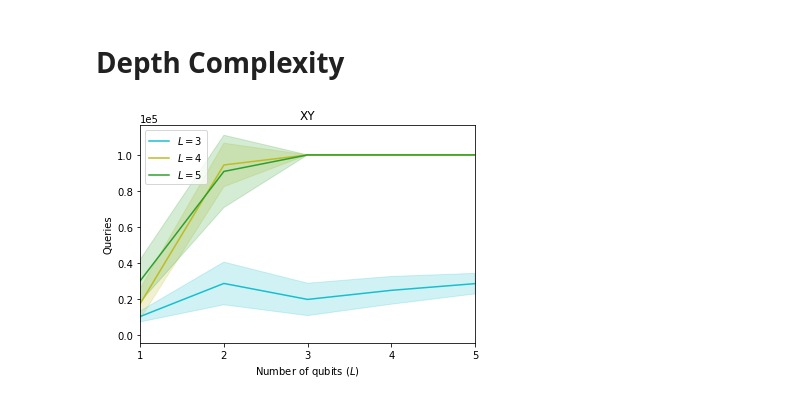
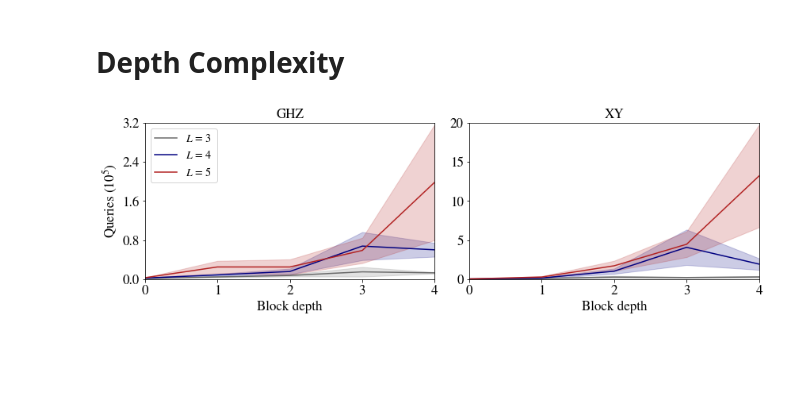
Before and after one commit to jz-lu/symmetry-learning, a Jupyter notebook: Analyzers/DS.ipynb, the cells around one changed output. Drawn from its saved outputs; the diff is of its cells as text; code cells hidden in the pictures; blank space fills up the shorter version.

```diff
--- a/Analyzers/DS.ipynb
+++ b/Analyzers/DS.ipynb
@@ -13,30 +13,42 @@ shuffle(COLORS)
+# %%
+COLORS = ['dimgrey', 'navy', 'firebrick']
 # %%
 ROOT = '/Users/jonathanlu/Documents/data_sym/DS'
-STATE = 'XY'
-NUM_DEPTHS = 6
+STATES = ['GHZ', 'XY']
+NUM_DEPTHS = 5
 L_SET = [3,4,5]
 NRUN = 10
-queries = np.zeros((len(L_SET), NUM_DEPTHS, NRUN))
-for i, L in enumerate(L_SET):
-    queries[i] = np.load(f'{ROOT}/{STATE}/L{L}/queries_{STATE}.npy')
+queries = np.zeros((len(STATES), len(L_SET), NUM_DEPTHS, NRUN))
+for s, STATE in enumerate(STATES):
+    for i, L in enumerate(L_SET):
+        for j in range(NUM_DEPTHS):
+            queries[s,i,j] = np.load(f'{ROOT}/{STATE}/L{L}/queries_{j}_{STATE}.npy')
 # %%
 avgs = np.mean(queries, axis=-1)
 stdevs = np.std(queries, axis=-1)
 x = np.arange(NUM_DEPTHS)
+avgs /= 10**5
+stdevs /= 10**5
 # %%
-_, ax = plt.subplots()
+FONT_SIZE = 17
+_, axes = plt.subplots(ncols=2, figsize=(12,4))
+plt.rc('font', size=14)
 
-for i, L in enumerate(L_SET):
-    plt.plot(x, avgs[i], label=rf'$L = ${L}', c=COLORS[i])
-    plt.fill_between(x, avgs[i] - stdevs[i], avgs[i] + stdevs[i], alpha=0.2, color=COLORS[i])
+for i, ax in enumerate(axes):
+    for j, L in enumerate(L_SET):
+        ax.plot(x, avgs[i,j], label=rf'$L \,=\, ${L}', c=COLORS[j])
+        ax.fill_between(x, avgs[i,j] - stdevs[i,j], avgs[i,j] + stdevs[i,j], alpha=0.2, color=COLORS[j])
+        ax.xaxis.set_major_locator(MultipleLocator(1))
+        ax.yaxis.set_major_locator(MaxNLocator(4))
+        ax.set_xlabel("Block depth", fontsize=FONT_SIZE)
+        ax.tick_params(axis='both', labelsize=FONT_SIZE)
+        ax.set_xlim(0, L-1)
+        ax.set_title(f"{STATES[i]}", fontsize=FONT_SIZE)
+        ax.set_ylim(0, 3.2 if i == 0 else 20)
 
-plt.xlabel(r"Number of qubits ($L$)")
-ax.xaxis.set_major_locator(MultipleLocator(1))
-plt.xlim(left=1, right=L)
-plt.ticklabel_format(axis='y', style='sci', scilimits=(0,0))
-plt.ylabel("Queries")
-plt.legend(loc='upper left')
-plt.title(f"{STATE}")
-plt.savefig(f'/Users/jonathanlu/Documents/data_sym/DS_{STATE}.pdf')
+axes[0].set_ylabel(r"Queries ($10^5$)", fontsize=FONT_SIZE)
+axes[0].legend(loc='upper left')
+plt.tight_layout()
+plt.savefig(f'/Users/jonathanlu/Documents/data_sym/DS.pdf')
 # %% [output]
-[figure, old version]
+[figure, new version]
```
Also changed, not shown: parts of 2 cells of this notebook, 12 other files.
